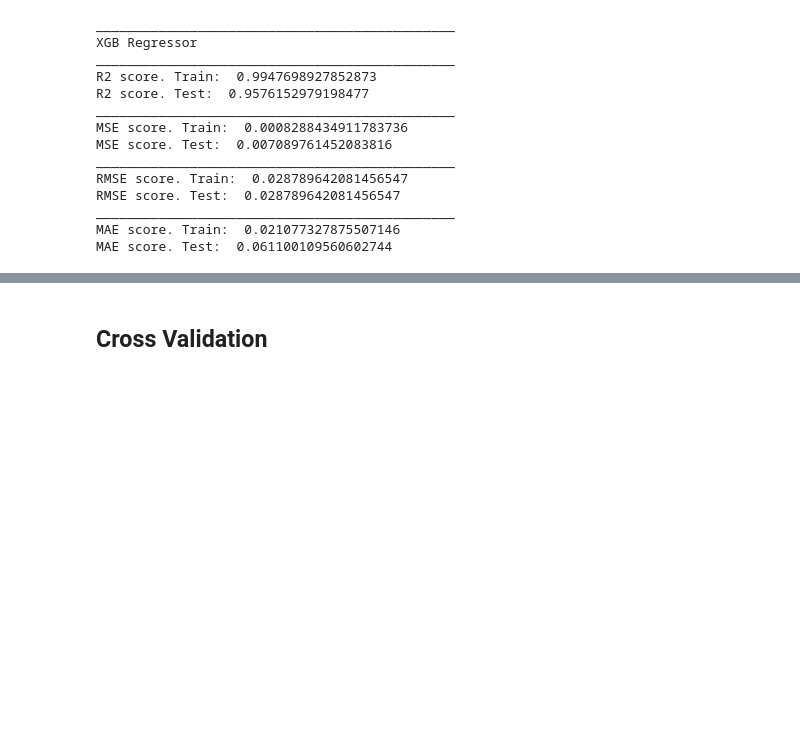
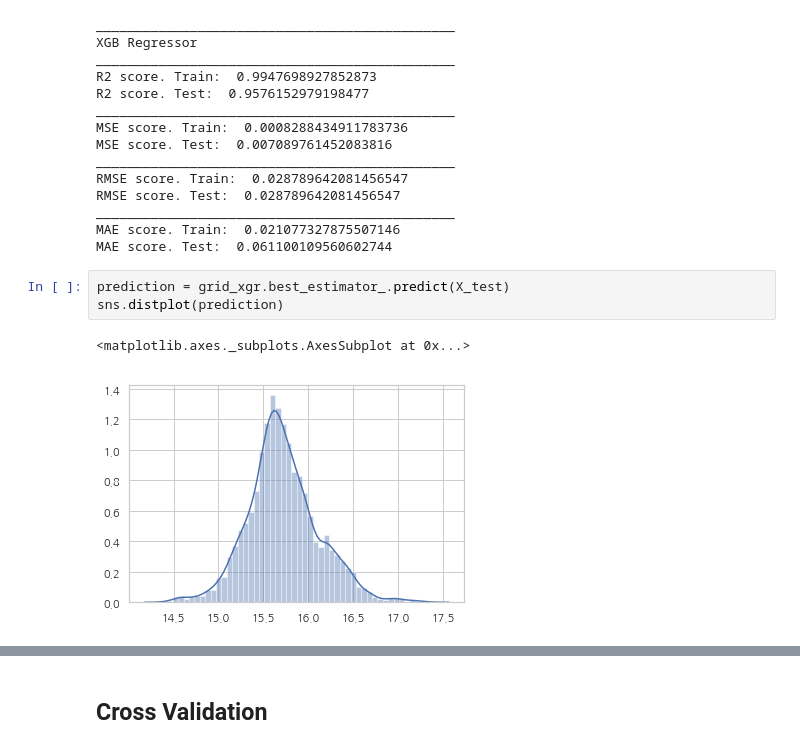
Before and after one commit to hojisu/sberbank-russian-housing-market, a Jupyter notebook: 04_Modeling with Scikit-Learn Regressor/04_Modeling with Scikit-Learn Regressor.ipynb, the cells around one changed output, grey strips where cells are left out. Drawn from its saved outputs; the diff is of its cells as text; blank space fills up the shorter version.

```diff
--- a/04_Modeling with Scikit-Learn Regressor/04_Modeling with Scikit-Learn Regressor.ipynb
+++ b/04_Modeling with Scikit-Learn Regressor/04_Modeling with Scikit-Learn Regressor.ipynb
@@ -286,3 +334,9 @@ RMSE score. Test:  0.028789642081456547
 ______________________________________________
 MAE score. Train:  0.021077327875507146
 MAE score. Test:  0.061100109560602744
+# %%
+prediction = grid_xgr.best_estimator_.predict(X_test)
+sns.distplot(prediction)
+# %% [output]
+<matplotlib.axes._subplots.AxesSubplot at 0x...>
+[figure, added]
```
Also changed, not shown: parts of 25 cells of this notebook.
